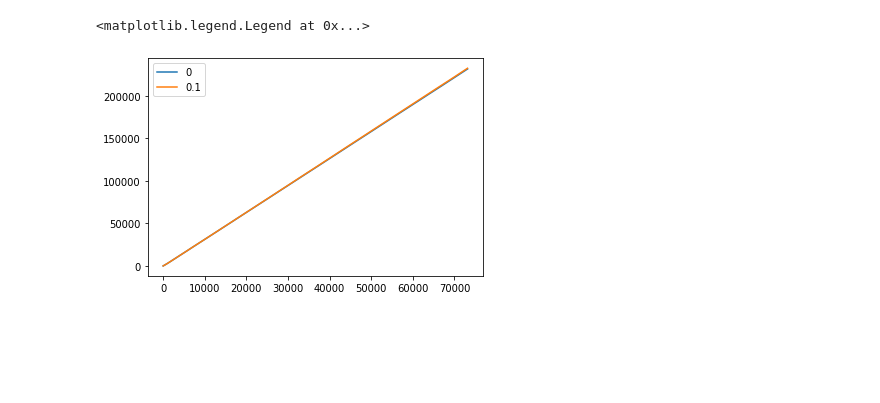
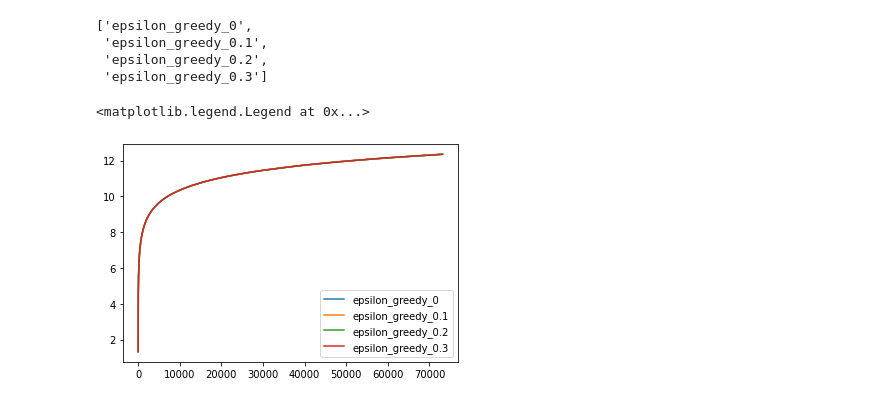
Before and after one commit to Mengyanz/CB4Rec, a Jupyter notebook: vis.ipynb, the cells around one changed output. Cells and saved outputs as stored; diff of their text form; code cells hidden in the pictures; blank space fills up the shorter version.

```diff
--- a/vis.ipynb
+++ b/vis.ipynb
@@ -8,19 +9,30 @@ dataset = 'small/'
 model_path = Path("/home/v-mezhang/blob/model/" + str(dataset))
 # %%
 policy = 'epsilon_greedy'
-paras = [0, 0.1]
+paras = [0, 0.1, 0.2, 0.3]
 rewards = {}
 opt_rewards = {}
+# %%
+policy_names = []
+for para in paras:
+    policy_name = policy + '_' + str(para)
+    policy_names.append(policy_name)
+# policy_names.append('ucb_0.1')
+policy_names
+# %% [output]
+['epsilon_greedy_0',
+ 'epsilon_greedy_0.1',
+ 'epsilon_greedy_0.2',
+ 'epsilon_greedy_0.3']
 # %%
-for para in paras:
-    policy_name = policy + '_' + str(para)
+for policy_name in policy_names:
     with open(os.path.join(model_path, (policy_name + "_rewards.pkl")), "rb") as f:
-        rewards[para] = pickle.load(f)
+        rewards[policy_name] = pickle.load(f)
     with open(os.path.join(model_path, (policy_name+ "_opt_rewards.pkl")), "rb") as f:
-        opt_rewards[para] = pickle.load(f)
+        opt_rewards[policy_name] = pickle.load(f)
 # %%
 cumu_regrets = {}
-for para in paras:
+for para in policy_names:
     num_exper, num_sam = rewards[para].shape
     cumu_regrets[para] = np.zeros((num_exper, num_sam))
     for i in range(num_exper):
@@ -32,9 +44,9 @@ for para in paras:
             cumu_opt_reward += opt_rewards[para][i,j]
             cumu_regrets[para][i,j] = (cumu_opt_reward - cumu_reward) #/(j+1)
 # %%
-for para, value in cumu_regrets.items():
-    plt.plot(range(num_sam), value.mean(axis=0), label = para)
+for policy_name, value in cumu_regrets.items():
+    plt.plot(range(num_sam), np.log(value.mean(axis=0)), label = policy_name)
 plt.legend()
 # %% [output]
 <matplotlib.legend.Legend at 0x...>
-[figure, old version]
+[figure, new version]
```
Also changed, not shown: parts of 5 cells of this notebook, 1 other file.
